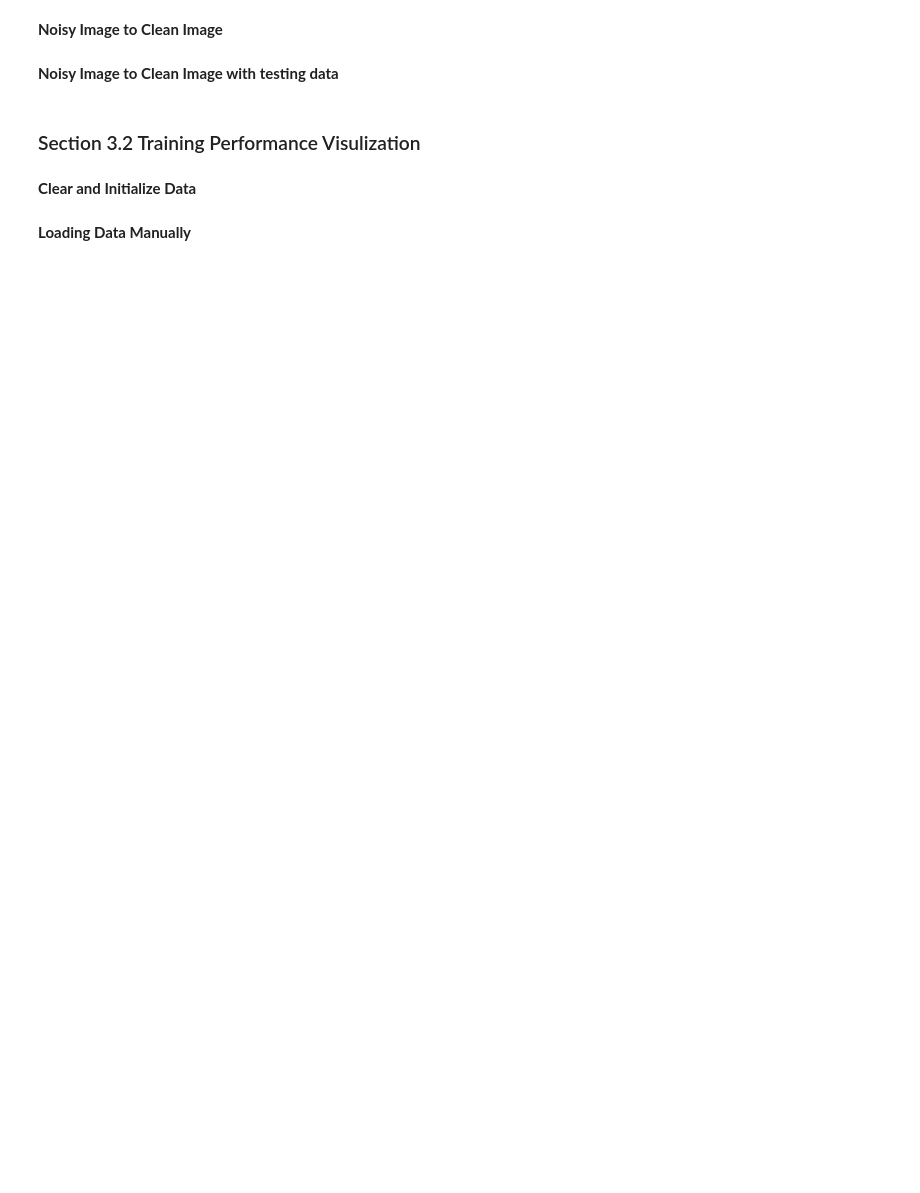
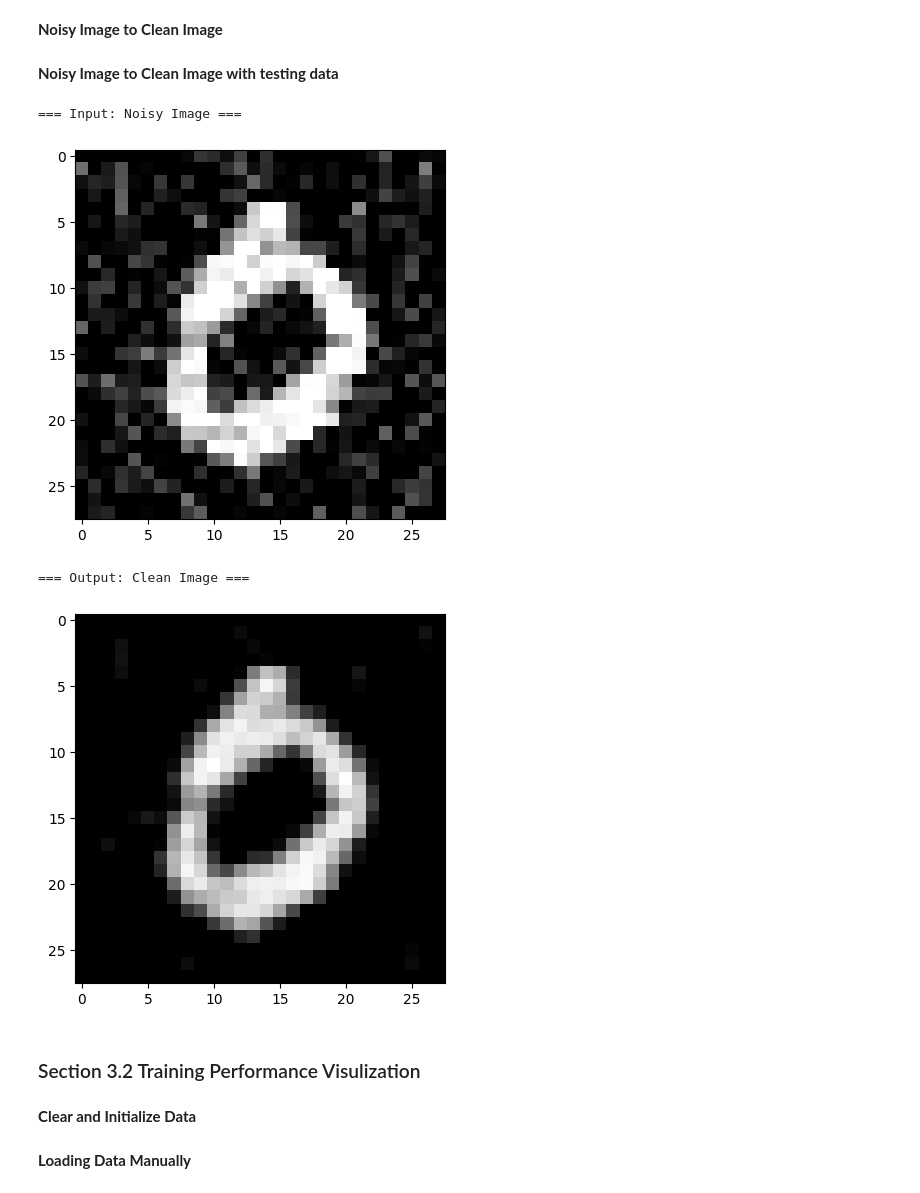
Before and after one commit to AssoStudent/MNIST-CNN, a Jupyter notebook: Project.ipynb, the cells around one changed output. Saved outputs shown, nothing was run; the diff lists cells and outputs as text; code cells hidden in the pictures; blank space fills up the shorter version.

```diff
--- a/Project.ipynb
+++ b/Project.ipynb
@@ -580,7 +632,6 @@ for i in range(3):
 class MNIST_UNet_Model(torch.nn.Module):
     def __init__(self):
         super().__init__()
-
         self.conv1 = torch.nn.Conv2d(3, 16, kernel_size=3, padding=1)
         self.pool1 = torch.nn.MaxPool2d(kernel_size=2, stride=2)
         self.conv2 = torch.nn.Conv2d(16, 32, kernel_size=3, padding=1)
@@ -617,11 +668,12 @@ class MNIST_UNet_Model_SingleChannel(torch.nn.Module):
         self.conv2 = torch.nn.Conv2d(8, 16, kernel_size=3, padding=1)
         self.pool2 = torch.nn.MaxPool2d(kernel_size=2, stride=2)
         self.conv3 = torch.nn.Conv2d(16, 16, kernel_size=3, padding=1)
-        self.up1 = torch.nn.ConvTranspose2d(32, 32, kernel_size=2, stride=2)
+        self.up1 = torch.nn.ConvTranspose2d(16, 16, kernel_size=2, stride=2)
         self.conv4 = torch.nn.Conv2d(32, 16, kernel_size=3, padding=1)
-        self.up2 = torch.nn.ConvTranspose2d(24, 24, kernel_size=2, stride=2)
-        self.conv5 = torch.nn.Conv2d(24, 8, kernel_size=3, padding=1)
-        self.conv6 = torch.nn.Conv2d(8, 1, kernel_size=1)
+        self.up2 = torch.nn.ConvTranspose2d(16, 16, kernel_size=2, stride=2)
+        self.conv5 = torch.nn.Conv2d(24, 16, kernel_size=3, padding=1)
+        self.conv6 = torch.nn.Conv2d(16, 1, kernel_size=1)
+        self.relu1 = torch.nn.ReLU()
 
     def forward(self, x):
         conv1_out = self.conv1(x)
@@ -630,14 +682,14 @@ class MNIST_UNet_Model_SingleChannel(torch.nn.Module):
         pool2_out = self.pool2(conv2_out)
         conv3_out = self.conv3(pool2_out)
         up1_out = self.up1(conv3_out)
-        cat1_out = torch.nn.cat([up1_out, conv2_out], dim=1)
+        cat1_out = torch.cat([up1_out, conv2_out], dim=1)
         conv4_out = self.conv4(cat1_out)
         up2_out = self.up2(conv4_out)
-        cat2_out = torch.nn.cat([up2_out, conv1_out], dim=1)
+        cat2_out = torch.cat([up2_out, conv1_out], dim=1)
         conv5_out = self.conv5(cat2_out)
         conv6_out = self.conv6(conv5_out)
-
-        return conv6_out
+        relu1_out = self.relu1(conv6_out)
+        return relu1_out
 # %%
 modelType = MNIST_UNet_Model_SingleChannel
 optimizerType = torch.optim.SGD
@@ -762,34 +875,39 @@ plt.show()
 **Noisy Image to Clean Image with testing data**
 # %%
 # --- Change the parameter manually here!! --- #
-to_clean_model_path = "IERG4160_Project_MNIST Noisy_E_10_lr_0.1_B_64_2024-03-31 22.31.45_1.npy_model_state_dict.pth"
-to_clean_model_type = MNIST_UNet_Model
+to_clean_model_path = "IERG4160_Project_MNIST Noisy_E_10_lr_0.1_B_64_2024-04-18 22.13.20_1.npy_model_state_dict.pth"
+to_clean_model_type = MNIST_UNet_Model_SingleChannel
 
 to_clean_image_transform = transforms.Compose([
-    transforms.Grayscale(num_output_channels=3),
-    transforms.Resize((16,16)),
+    #transforms.Resize((16,16)),
+    #transforms.Grayscale(num_output_channels=3),
     transforms.ToTensor()
 ])
 #----------------------------------------------#
 
 to_clean_model = to_clean_model_type()
 to_clean_model.load_state_dict(torch.load(to_clean_model_path, map_location=device))
 
-to_clean_image = Image.fromarray(MNIST_test_dataset_noisy_image[2], mode="L")
+to_clean_image = Image.fromarray(MNIST_test_dataset_noisy_image[3], mode="L")
 
 to_clean_image_transformed = to_clean_image_transform(to_clean_image)
 to_clean_image = to_clean_image_transformed.numpy()
 
 to_clean_image_torch = torch.Tensor(to_clean_image[np.newaxis])
 clean_image = to_clean_model(to_clean_image_torch).detach().numpy()[0, ...]
 
 print("=== Input: Noisy Image ===")
 plt.imshow(to_clean_image.transpose(1, 2, 0).squeeze(), cmap='gray')
 plt.show()
 
 print("=== Output: Clean Image ===")
 plt.imshow(clean_image.transpose(1, 2, 0).squeeze(), cmap='gray')
 plt.show()
+# %% [output]
+=== Input: Noisy Image ===
+[figure, added]
+=== Output: Clean Image ===
+[figure, added]
 # %% [markdown]
 ### Section 3.2 Training Performance Visulization
 # %% [markdown]
```
Also changed, not shown: parts of 13 cells of this notebook.
